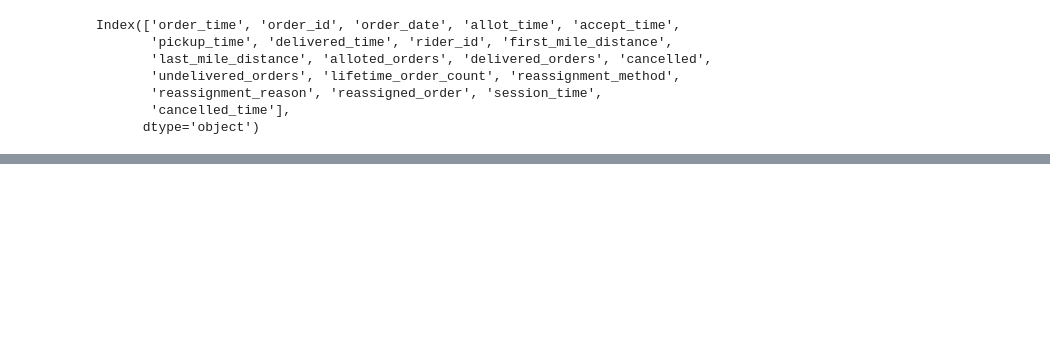
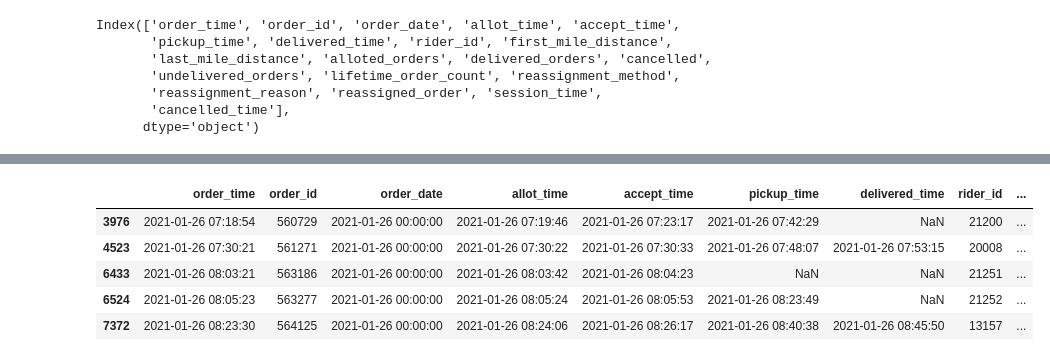
Before and after one commit to Ankush-r7/food_delivery_analytics, a Jupyter notebook: notebooks/data_understanding.ipynb, the cells around one changed output, grey strips where cells are left out. Cells and saved outputs as stored; diff of their text form; code cells hidden in the pictures; blank space fills up the shorter version.

```diff
--- a/notebooks/data_understanding.ipynb
+++ b/notebooks/data_understanding.ipynb
@@ -38,0 +232,9 @@ Index(['order_time', 'order_id', 'order_date', 'allot_time', 'accept_time',
+# %%
+df[(df['alloted_orders'].notna()) & (df['delivered_orders'].isna())].head()
+# %% [output]
+|  | order_time | order_id | order_date | allot_time | accept_time | pickup_time | delivered_time | rider_id | ... |
+| 3976 | 2021-01-26 07:18:54 | 560729 | 2021-01-26 00:00:00 | 2021-01-26 07:19:46 | 2021-01-26 07:23:17 | 2021-01-26 07:42:29 | NaN | 21200 | ... |
+| 4523 | 2021-01-26 07:30:21 | 561271 | 2021-01-26 00:00:00 | 2021-01-26 07:30:22 | 2021-01-26 07:30:33 | 2021-01-26 07:48:07 | 2021-01-26 07:53:15 | 20008 | ... |
+| 6433 | 2021-01-26 08:03:21 | 563186 | 2021-01-26 00:00:00 | 2021-01-26 08:03:42 | 2021-01-26 08:04:23 | NaN | NaN | 21251 | ... |
+| 6524 | 2021-01-26 08:05:23 | 563277 | 2021-01-26 00:00:00 | 2021-01-26 08:05:24 | 2021-01-26 08:05:53 | 2021-01-26 08:23:49 | NaN | 21252 | ... |
+| 7372 | 2021-01-26 08:23:30 | 564125 | 2021-01-26 00:00:00 | 2021-01-26 08:24:06 | 2021-01-26 08:26:17 | 2021-01-26 08:40:38 | 2021-01-26 08:45:50 | 13157 | ... |
```
Also changed, not shown: parts of 26 cells of this notebook, 1 other file.
